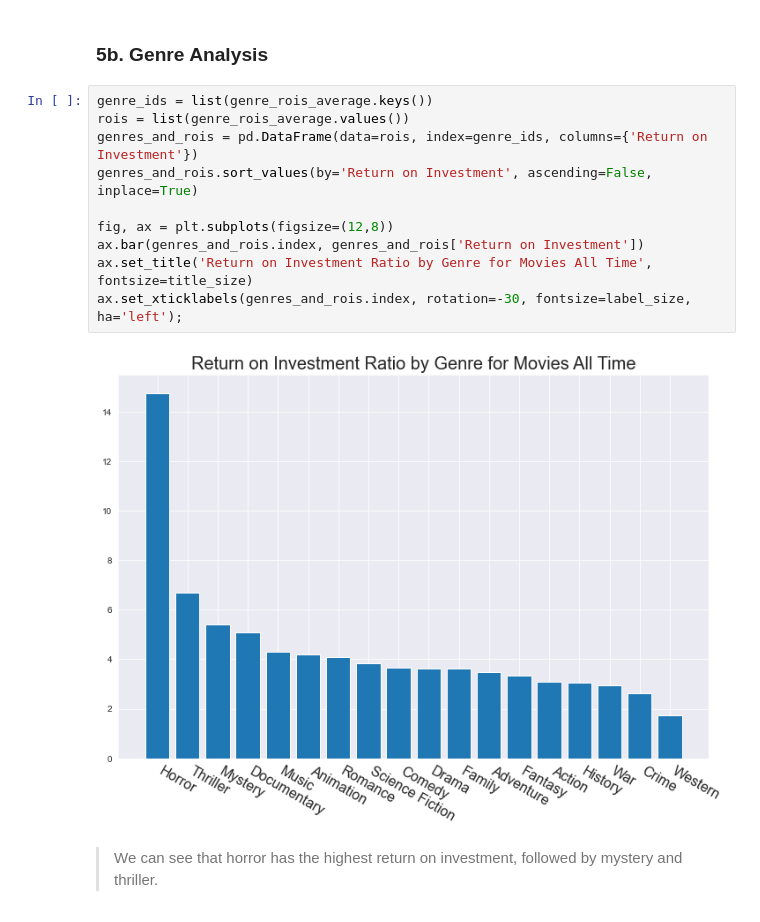
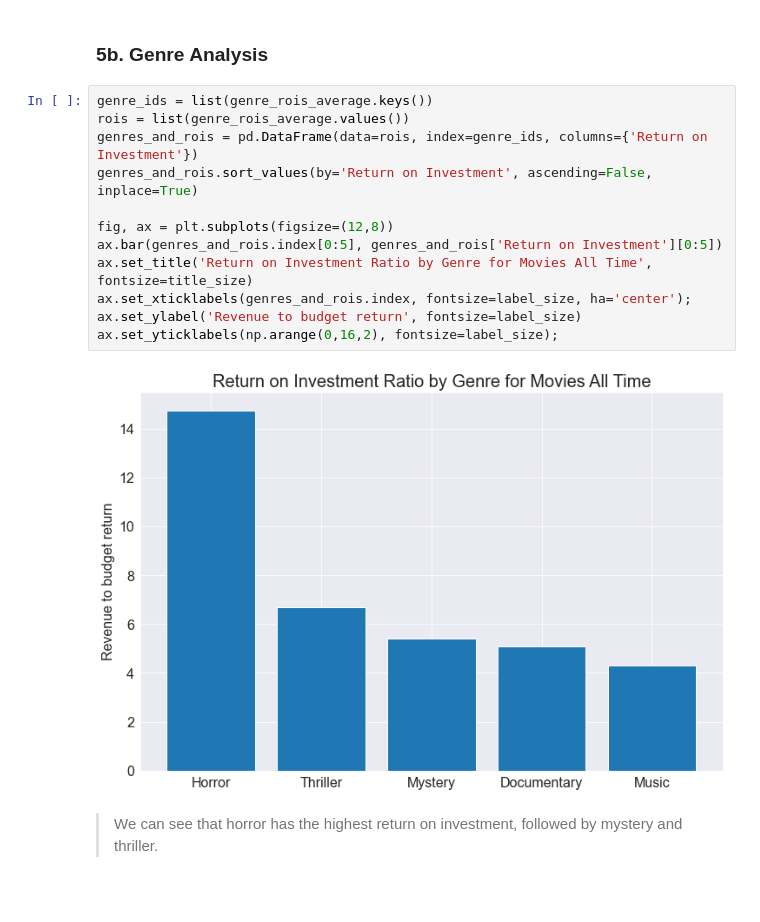
Before and after one commit to xuqc01/Movie-Data-Analysis, a Jupyter notebook: movie-data-analysis.ipynb, the cells around one changed output. Drawn from its saved outputs; the diff is of its cells as text.

Commit message:
Adjusted label sizes for charts

```diff
--- a/movie-data-analysis.ipynb
+++ b/movie-data-analysis.ipynb
@@ -421,15 +421,17 @@ F_onewayResult(statistic=4.788027670798174, pvalue=3.3813161628992655e-10)
 # %%
 genre_ids = list(genre_rois_average.keys())
 rois = list(genre_rois_average.values())
 genres_and_rois = pd.DataFrame(data=rois, index=genre_ids, columns={'Return on Investment'})
 genres_and_rois.sort_values(by='Return on Investment', ascending=False, inplace=True)
 
 fig, ax = plt.subplots(figsize=(12,8))
-ax.bar(genres_and_rois.index, genres_and_rois['Return on Investment'])
+ax.bar(genres_and_rois.index[0:5], genres_and_rois['Return on Investment'][0:5])
 ax.set_title('Return on Investment Ratio by Genre for Movies All Time', fontsize=title_size)
-ax.set_xticklabels(genres_and_rois.index, rotation=-30, fontsize=label_size, ha='left');
+ax.set_xticklabels(genres_and_rois.index, fontsize=label_size, ha='center');
+ax.set_ylabel('Revenue to budget return', fontsize=label_size)
+ax.set_yticklabels(np.arange(0,16,2), fontsize=label_size);
 # %% [output]
-[figure, old version]
+[figure, new version]
 # %% [markdown]
 > We can see that horror has the highest return on investment, followed by mystery and thriller.
 # %% [markdown]
```
Also changed, not shown: parts of 7 cells of this notebook.
